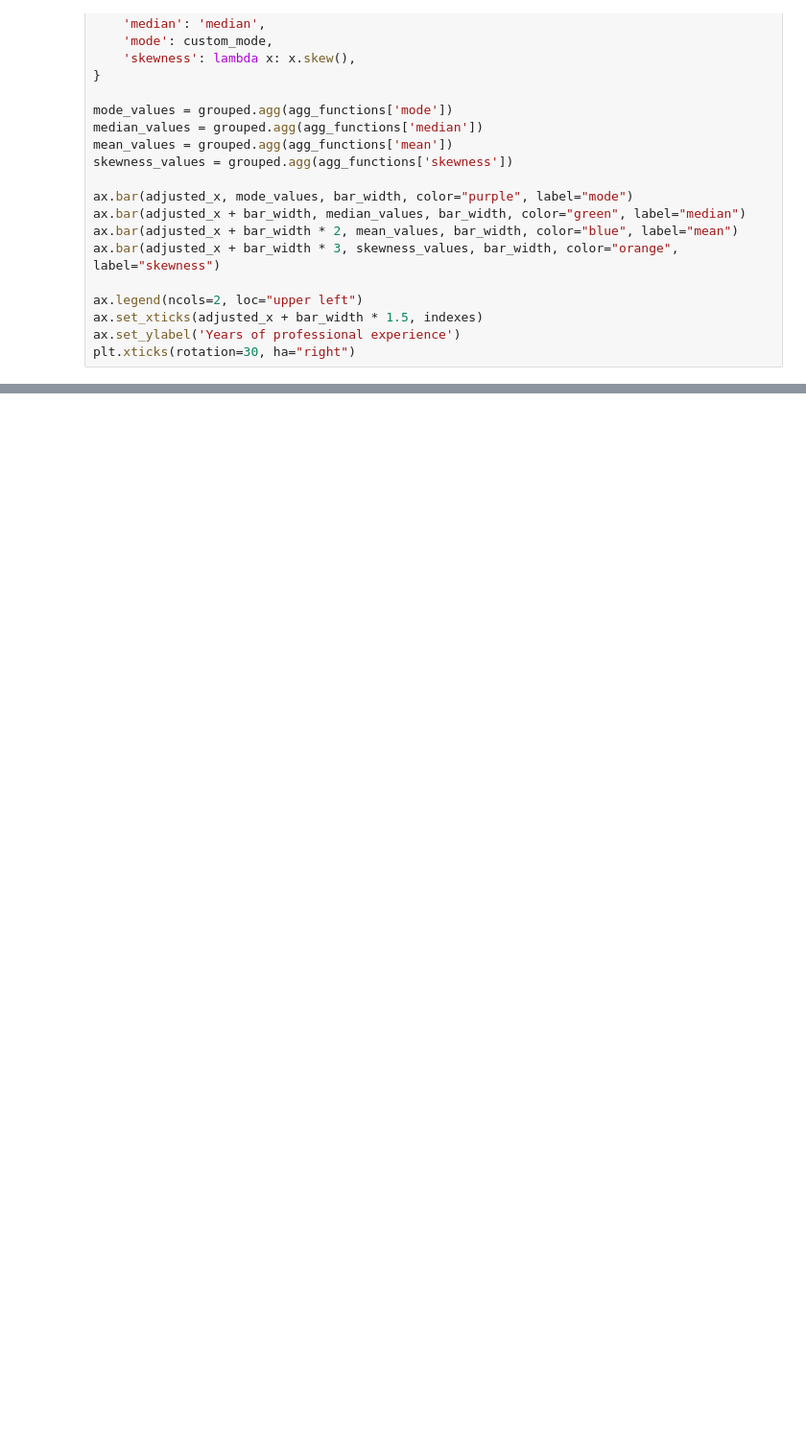
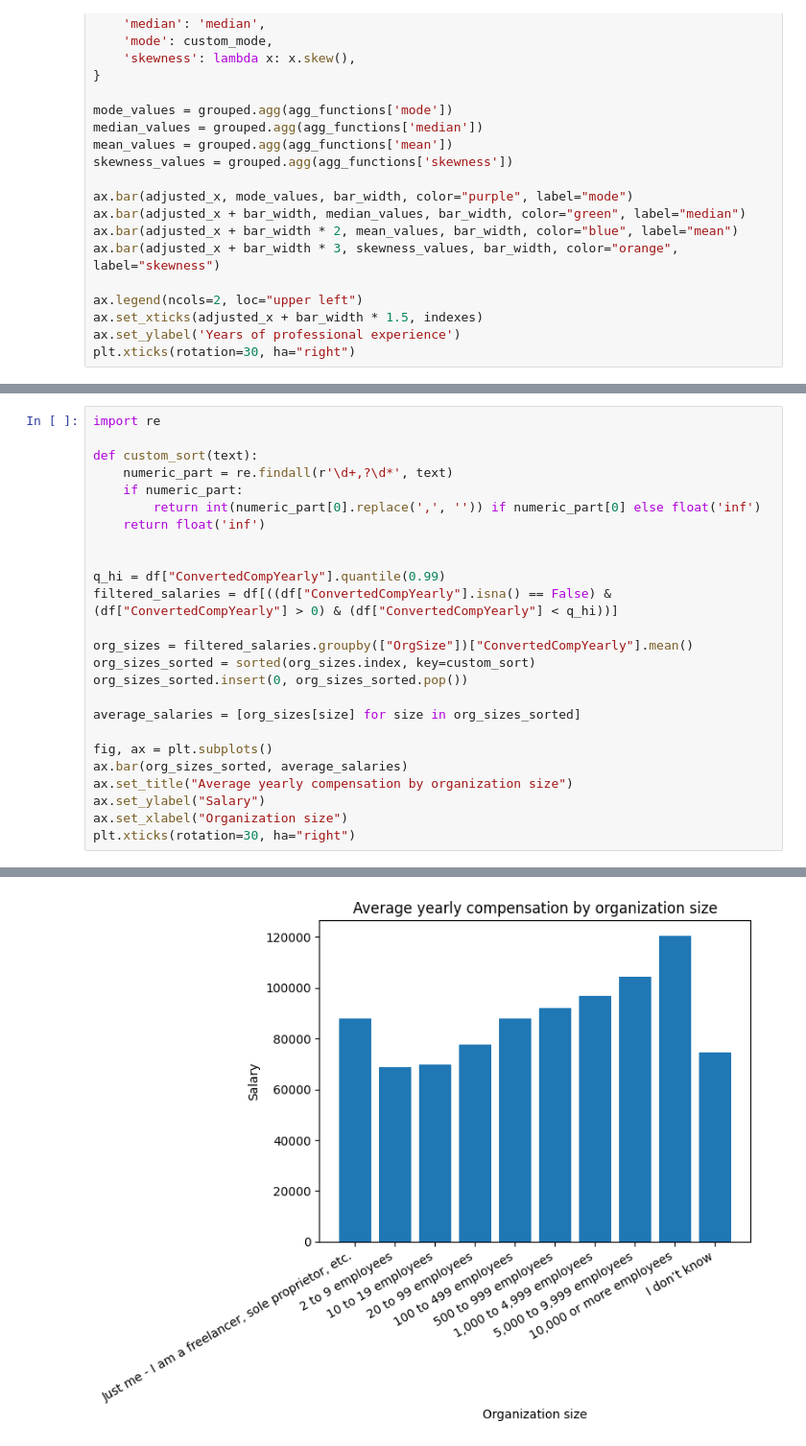
Before and after one commit to wsei-python-data-anylysis-project/project, a Jupyter notebook: projekt.ipynb, the cells around one changed output, grey strips where cells are left out. Shown at 96% size. Saved outputs shown, nothing was run; the diff lists cells and outputs as text; blank space fills up the shorter version.

```diff
--- a/projekt.ipynb
+++ b/projekt.ipynb
@@ -168,0 +279,26 @@ plt.xticks(rotation=30, ha="right")
+# %%
+import re
+
+def custom_sort(text):
+    numeric_part = re.findall(r'\d+,?\d*', text)
+    if numeric_part:
+        return int(numeric_part[0].replace(',', '')) if numeric_part[0] else float('inf')
+    return float('inf')
+
+
+q_hi = df["ConvertedCompYearly"].quantile(0.99)
+filtered_salaries = df[((df["ConvertedCompYearly"].isna() == False) & (df["ConvertedCompYearly"] > 0) & (df["ConvertedCompYearly"] < q_hi))]
+
+org_sizes = filtered_salaries.groupby(["OrgSize"])["ConvertedCompYearly"].mean()
+org_sizes_sorted = sorted(org_sizes.index, key=custom_sort)
+org_sizes_sorted.insert(0, org_sizes_sorted.pop())
+
+average_salaries = [org_sizes[size] for size in org_sizes_sorted]
+
+fig, ax = plt.subplots()
+ax.bar(org_sizes_sorted, average_salaries)
+ax.set_title("Average yearly compensation by organization size")
+ax.set_ylabel("Salary")
+ax.set_xlabel("Organization size")
+plt.xticks(rotation=30, ha="right")
+# %% [output]
@@ -168,0 +316 @@ plt.xticks(rotation=30, ha="right")
+[figure, added]
```
Also changed, not shown: parts of 8 cells of this notebook, 1 other file.
